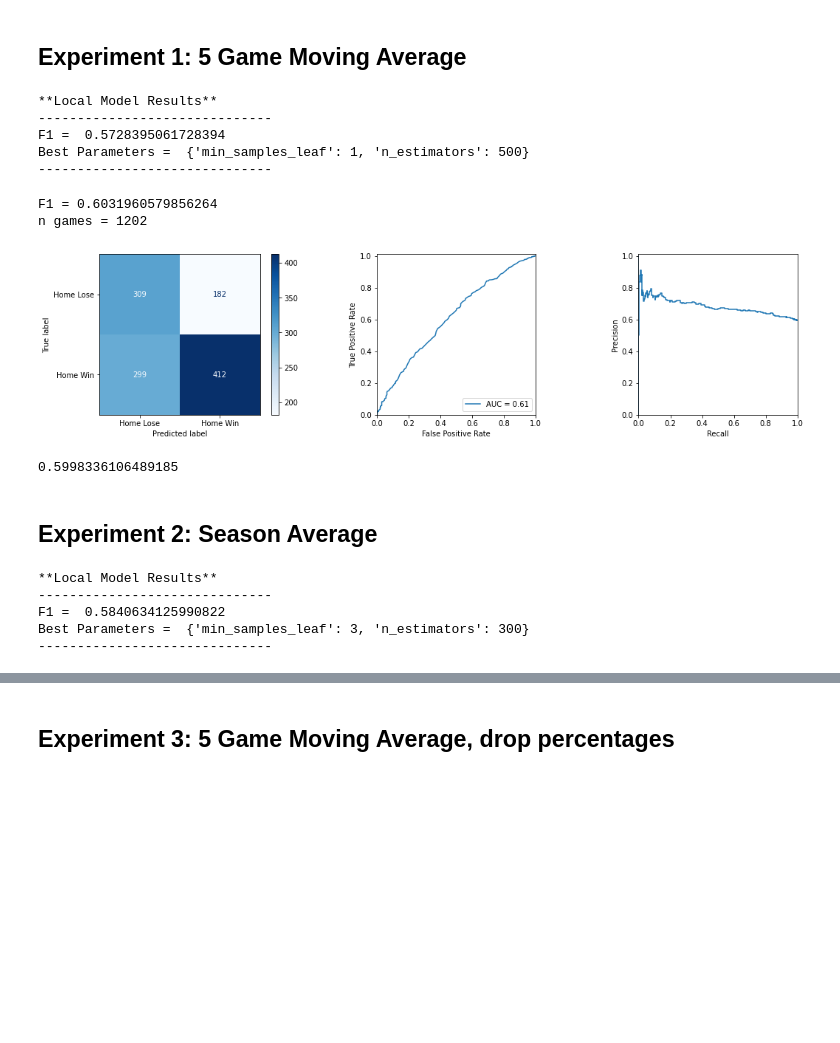
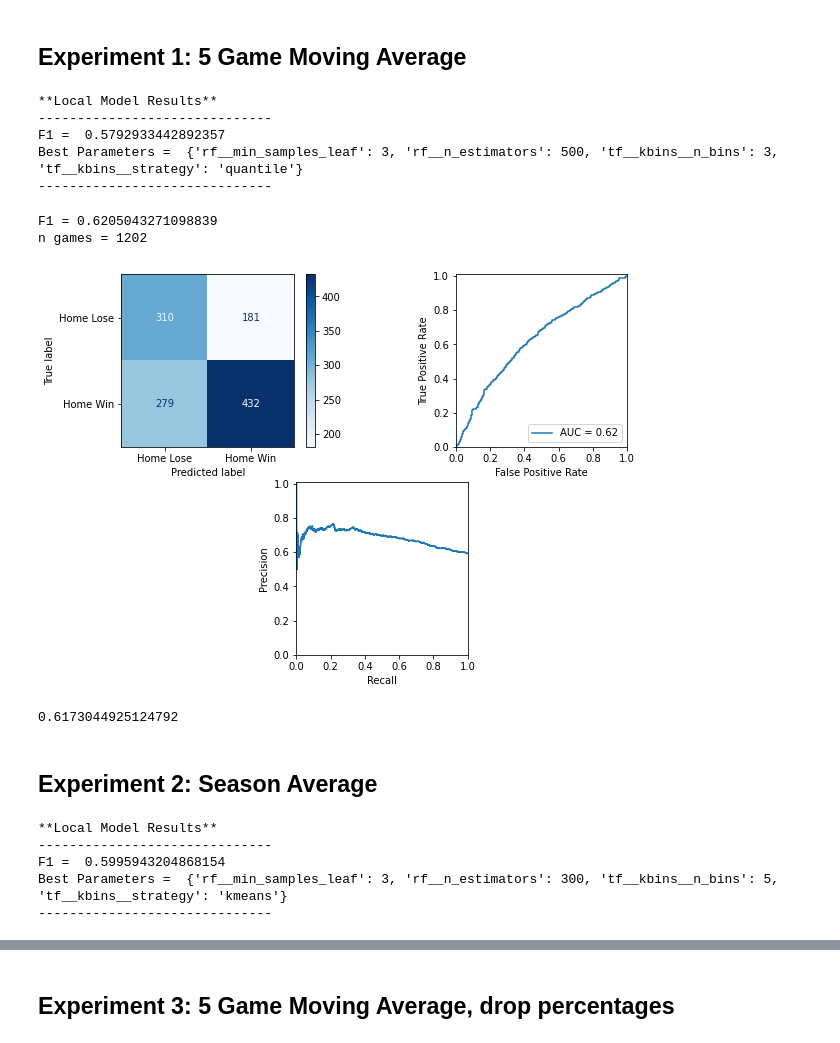
Before and after one commit to nicholascannon/basketball-ml, a Jupyter notebook: notebooks/team_models.ipynb, the cells around one changed output, grey strips where cells are left out. Saved outputs shown, nothing was run; the diff lists cells and outputs as text; code cells hidden in the pictures; blank space fills up the shorter version.

```diff
--- a/notebooks/team_models.ipynb
+++ b/notebooks/team_models.ipynb
@@ -327,15 +343,25 @@ def train_rf(**preprocess_args):
     # build dataset with given processing args
     X_train, X_test, y_train, y_test, test_full = build_dataset(**preprocess_args)
 
-    # Discretize feautres
+    # exclude HOME feature from kbins
+    ct = ColumnTransformer([
+        ('kbins', KBinsDiscretizer(encode='onehot-dense'), slice(1, X_train.shape[1]))
+    ], remainder='passthrough')
 
     rf = RandomForestClassifier(class_weight='balanced', random_state=STATE)
+    rf_pipe = Pipeline([
+        ('tf', ct),
+        ('rf', rf)
+    ])
+
     params = {
-        'n_estimators': [300, 500],
-        'min_samples_leaf': [1, 3]
+        'tf__kbins__strategy': ['kmeans', 'quantile'],
+        'tf__kbins__n_bins': [3, 5],
+        'rf__n_estimators': [300, 500],
+        'rf__min_samples_leaf': [1, 3]
     }
 
-    clf = GridSearchCV(rf, param_grid=params, n_jobs=-1, cv=5)
+    clf = GridSearchCV(rf_pipe, param_grid=params, n_jobs=-1, cv=5)
     clf.fit(X_train, y_train)
     y_pred = clf.predict(X_test)
 
@@ -355,20 +381,21 @@ clf_5, test_features_5 = train_rf(season_avg=False, window=5)
 # %% [output]
 **Local Model Results**
 ------------------------------
-F1 =  0.5728395061728394
-Best Parameters =  {'min_samples_leaf': 1, 'n_estimators': 500}
+F1 =  0.5792933442892357
+Best Parameters =  {'rf__min_samples_leaf': 3, 'rf__n_estimators': 500, 'tf__kbins__n_bins': 3, 'tf__kbins__strategy': 'quantile'}
 ------------------------------
 # %%
 y_pred_5, y_true_5, *y_scores_5 = test_model(clf_5, test_features_5)
-run_metrics(y_pred_5, y_true_5, y_score=y_scores_5[1])
+fig = run_metrics(y_pred_5, y_true_5, y_score=y_scores_5[1])
+fig.savefig('plots/teams-RF-adv-game.pdf', bbox_inches='tight')
 # %% [output]
-F1 = 0.6031960579856264
+F1 = 0.6205043271098839
 n games = 1202
-[figure, old version]
+[figure, new version]
 # %%
 accuracy_score(y_pred_5, y_true_5)
 # %% [output]
-0.5998336106489185
+0.6173044925124792
 # %% [markdown]
 ## Experiment 2: Season Average
 # %%
@@ -376,8 +403,8 @@ clf_6, test_features_6 = train_rf(season_avg=True)
 # %% [output]
 **Local Model Results**
 ------------------------------
-F1 =  0.5840634125990822
-Best Parameters =  {'min_samples_leaf': 3, 'n_estimators': 300}
+F1 =  0.5995943204868154
+Best Parameters =  {'rf__min_samples_leaf': 3, 'rf__n_estimators': 300, 'tf__kbins__n_bins': 5, 'tf__kbins__strategy': 'kmeans'}
 ------------------------------
 # %%
 y_pred_6, y_true_6, *y_scores_6 = test_model(clf_6, test_features_6)
```
Also changed, not shown: parts of 17 cells of this notebook, 25 other files.
